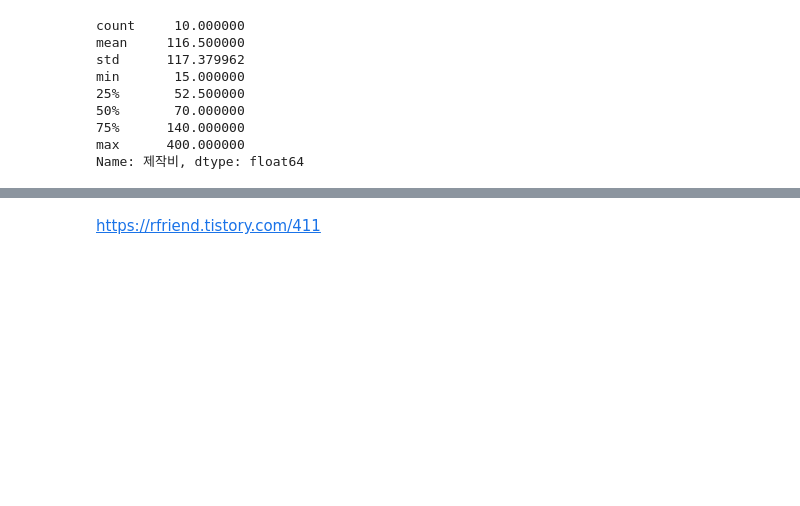
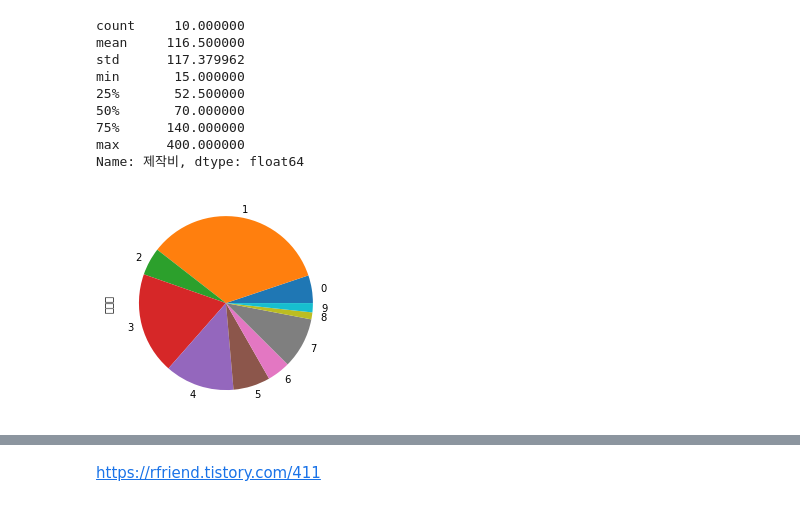
Before and after one commit to kim4pb/Female-led-Korean-Films, a Jupyter notebook: 02.EDA/감독성별_제작비.ipynb, the cells around one changed output, grey strips where cells are left out. Cells and saved outputs as stored; diff of their text form; code cells hidden in the pictures; blank space fills up the shorter version.

```diff
--- a/02.EDA/감독성별_제작비.ipynb
+++ b/02.EDA/감독성별_제작비.ipynb
@@ -113,3 +117,7 @@ min       15.000000
 75%      140.000000
 max      400.000000
 Name: 제작비, dtype: float64
+# %%
+ax = money['제작비'].plot.pie()
+# %% [output]
+[figure, added]
```
Also changed, not shown: parts of 16 cells of this notebook, 12 other files.
